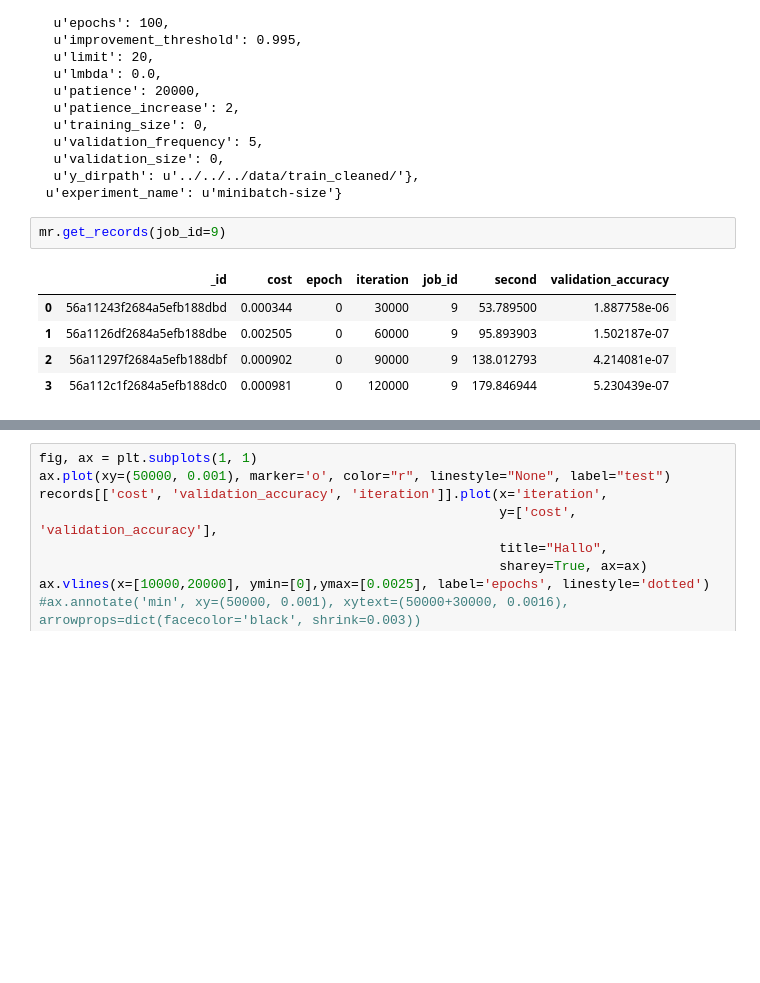
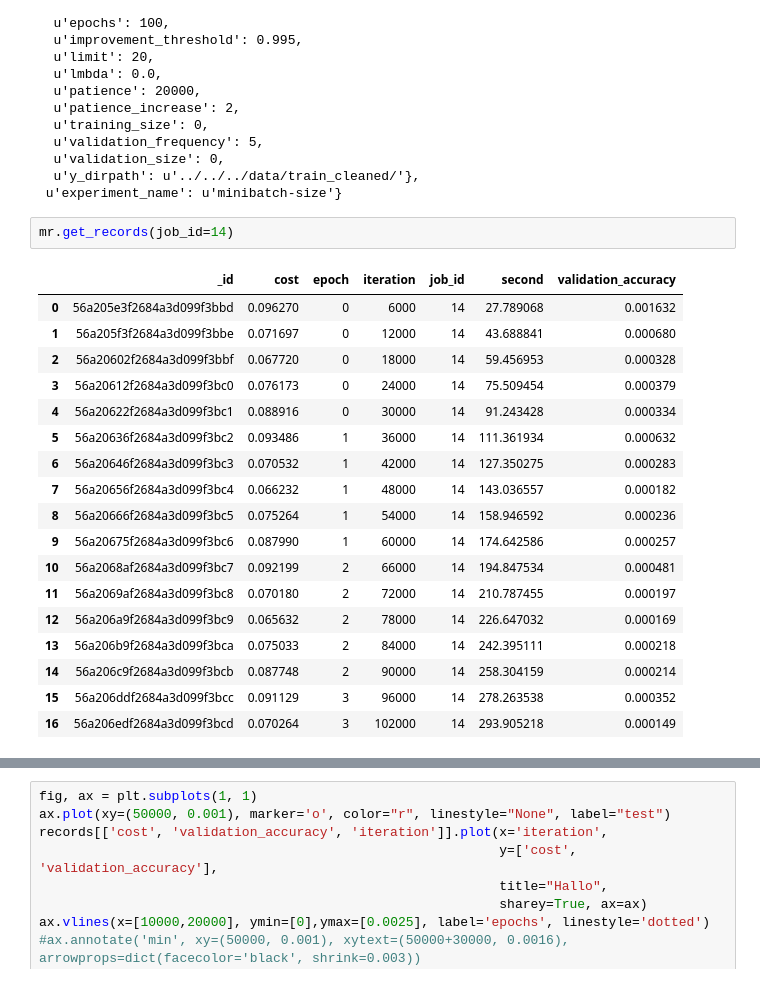
Before and after one commit to codingluke/ba-thesis-code, a Jupyter notebook: notebooks/metric_test.ipynb, the cells around one changed output, grey strips where cells are left out. Saved outputs shown, nothing was run; the diff lists cells and outputs as text; blank space fills up the shorter version.

```diff
--- a/notebooks/metric_test.ipynb
+++ b/notebooks/metric_test.ipynb
@@ -30,11 +30,24 @@ mr.get_metadata()
   u'y_dirpath': u'../../../data/train_cleaned/'},
  u'experiment_name': u'minibatch-size'}
 # %%
-mr.get_records(job_id=9)
+mr.get_records(job_id=14)
 # %% [output]
 |  | _id | cost | epoch | iteration | job_id | second | validation_accuracy |
-| 0 | 56a11243f2684a5efb188dbd | 0.000344 | 0 | 30000 | 9 | 53.789500 | 1.887758e-06 |
-| 1 | 56a1126df2684a5efb188dbe | 0.002505 | 0 | 60000 | 9 | 95.893903 | 1.502187e-07 |
-| 2 | 56a11297f2684a5efb188dbf | 0.000902 | 0 | 90000 | 9 | 138.012793 | 4.214081e-07 |
-| 3 | 56a112c1f2684a5efb188dc0 | 0.000981 | 0 | 120000 | 9 | 179.846944 | 5.230439e-07 |
+| 0 | 56a205e3f2684a3d099f3bbd | 0.096270 | 0 | 6000 | 14 | 27.789068 | 0.001632 |
+| 1 | 56a205f3f2684a3d099f3bbe | 0.071697 | 0 | 12000 | 14 | 43.688841 | 0.000680 |
+| 2 | 56a20602f2684a3d099f3bbf | 0.067720 | 0 | 18000 | 14 | 59.456953 | 0.000328 |
+| 3 | 56a20612f2684a3d099f3bc0 | 0.076173 | 0 | 24000 | 14 | 75.509454 | 0.000379 |
+| 4 | 56a20622f2684a3d099f3bc1 | 0.088916 | 0 | 30000 | 14 | 91.243428 | 0.000334 |
+| 5 | 56a20636f2684a3d099f3bc2 | 0.093486 | 1 | 36000 | 14 | 111.361934 | 0.000632 |
+| 6 | 56a20646f2684a3d099f3bc3 | 0.070532 | 1 | 42000 | 14 | 127.350275 | 0.000283 |
+| 7 | 56a20656f2684a3d099f3bc4 | 0.066232 | 1 | 48000 | 14 | 143.036557 | 0.000182 |
+| 8 | 56a20666f2684a3d099f3bc5 | 0.075264 | 1 | 54000 | 14 | 158.946592 | 0.000236 |
+| 9 | 56a20675f2684a3d099f3bc6 | 0.087990 | 1 | 60000 | 14 | 174.642586 | 0.000257 |
+| 10 | 56a2068af2684a3d099f3bc7 | 0.092199 | 2 | 66000 | 14 | 194.847534 | 0.000481 |
+| 11 | 56a2069af2684a3d099f3bc8 | 0.070180 | 2 | 72000 | 14 | 210.787455 | 0.000197 |
+| 12 | 56a206a9f2684a3d099f3bc9 | 0.065632 | 2 | 78000 | 14 | 226.647032 | 0.000169 |
+| 13 | 56a206b9f2684a3d099f3bca | 0.075033 | 2 | 84000 | 14 | 242.395111 | 0.000218 |
+| 14 | 56a206c9f2684a3d099f3bcb | 0.087748 | 2 | 90000 | 14 | 258.304159 | 0.000214 |
+| 15 | 56a206ddf2684a3d099f3bcc | 0.091129 | 3 | 96000 | 14 | 278.263538 | 0.000352 |
+| 16 | 56a206edf2684a3d099f3bcd | 0.070264 | 3 | 102000 | 14 | 293.905218 | 0.000149 |
 # %%
```
Also changed, not shown: parts of 2 cells of this notebook, 2 other files.
